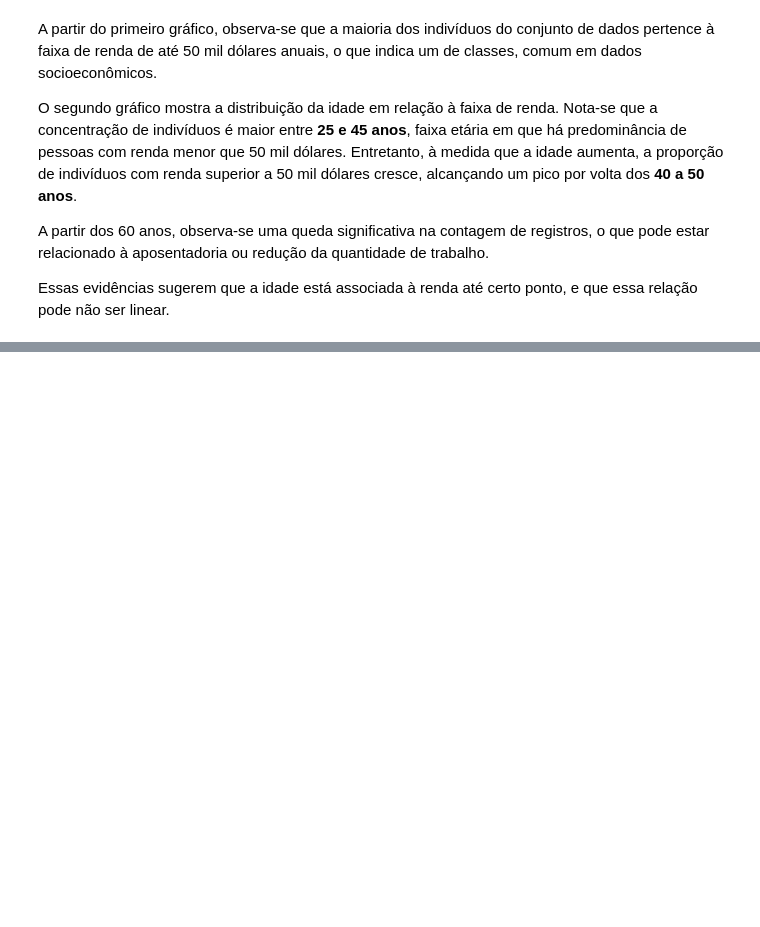
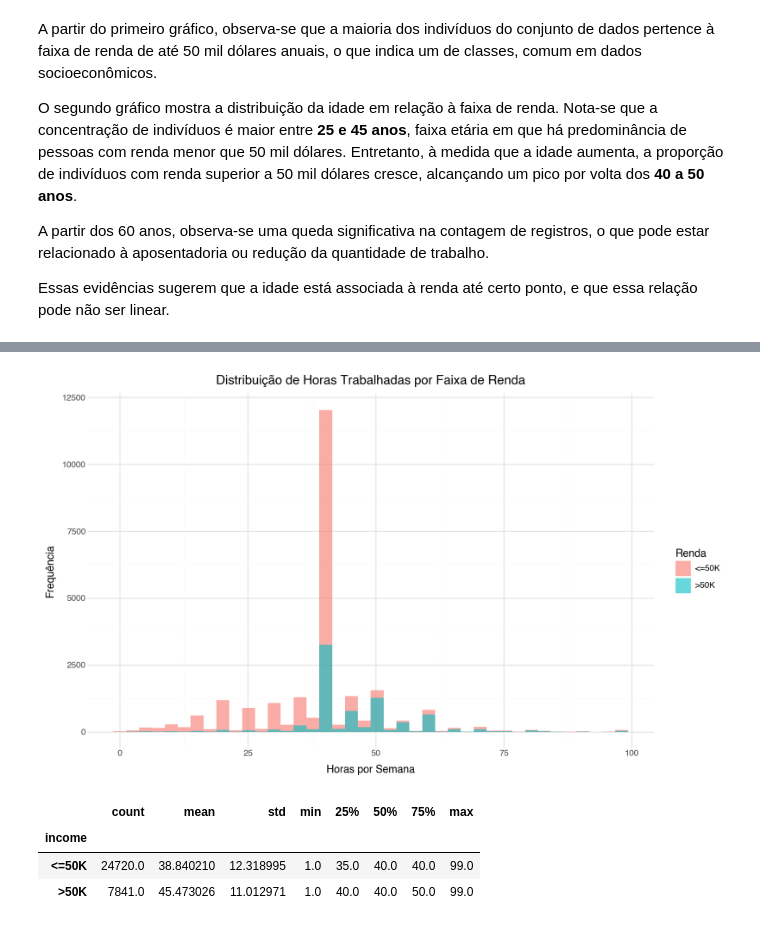
Before and after one commit to vivsoliveira/Adult-Census-Income, a Jupyter notebook: main.ipynb, the cells around one changed output, grey strips where cells are left out. Saved outputs shown, nothing was run; the diff lists cells and outputs as text; code cells hidden in the pictures; blank space fills up the shorter version.

```diff
--- a/main.ipynb
+++ b/main.ipynb
@@ -190,0 +286,20 @@ Essas evidências sugerem que a idade está associada à renda até certo ponto,
+# %%
+# Histograma sobreposto das horas trabalhadas
+(ggplot(df, aes(x='hours.per.week', fill='income')) +
+ geom_histogram(alpha=0.6, bins=40, position='identity') +
+ labs(title='Distribuição de Horas Trabalhadas por Faixa de Renda',
+      x='Horas por Semana',
+      y='Frequência',
+      fill='Renda') +
+ theme_minimal() +
+ theme(figure_size=(10, 6)))
+# %% [output]
+[figure, added]
+# %%
+# Estatísticas descritivas de horas trabalhadas por renda
+df.groupby('income')['hours.per.week'].describe()
+# %% [output]
+|  | count | mean | std | min | 25% | 50% | 75% | max |
+| income |  |  |  |  |  |  |  |  |
+| <=50K | 24720.0 | 38.840210 | 12.318995 | 1.0 | 35.0 | 40.0 | 40.0 | 99.0 |
+| >50K | 7841.0 | 45.473026 | 11.012971 | 1.0 | 40.0 | 40.0 | 50.0 | 99.0 |
```
Also changed, not shown: parts of 21 cells of this notebook, 2 other files.
